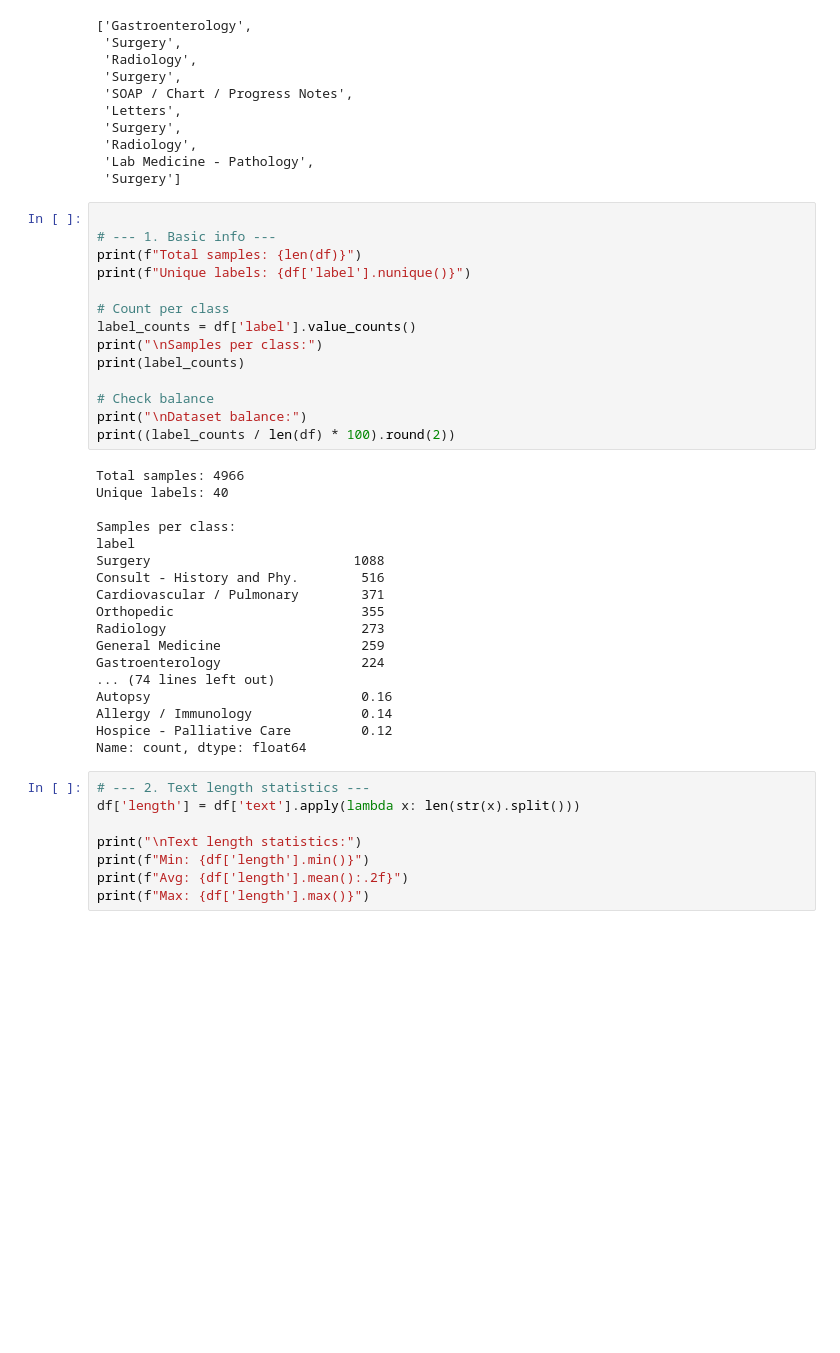
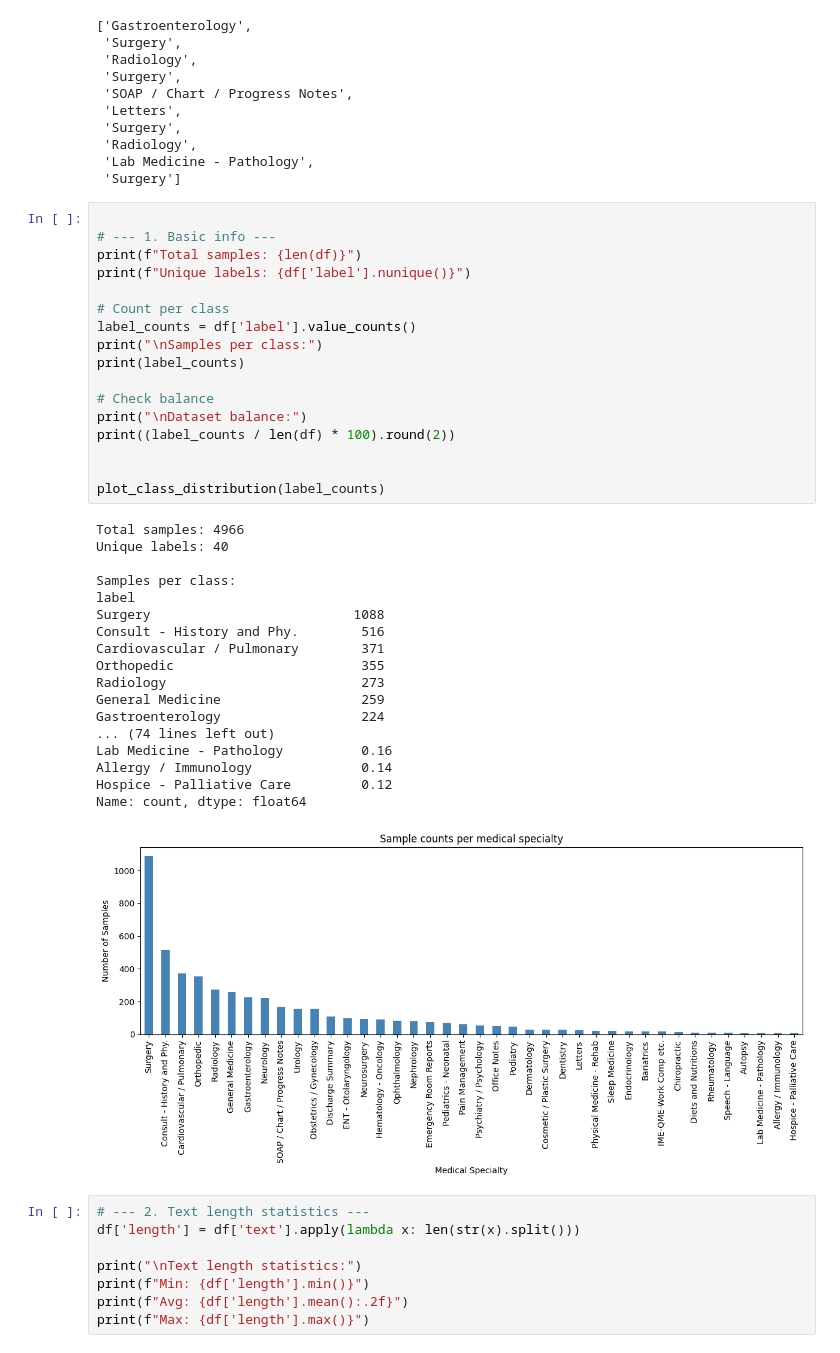
Before and after one commit to CarlaMalo/MedNLP-Multitask, a Jupyter notebook: Task_1.ipynb, the cells around one changed output. Saved outputs shown, nothing was run; the diff lists cells and outputs as text; blank space fills up the shorter version.

```diff
--- a/Task_1.ipynb
+++ b/Task_1.ipynb
@@ -149,34 +154,38 @@ df['label'].head(10).tolist()
 
 # --- 1. Basic info ---
 print(f"Total samples: {len(df)}")
 print(f"Unique labels: {df['label'].nunique()}")
 
 # Count per class
 label_counts = df['label'].value_counts()
 print("\nSamples per class:")
 print(label_counts)
 
 # Check balance
 print("\nDataset balance:")
 print((label_counts / len(df) * 100).round(2))
+
+
+plot_class_distribution(label_counts)
 # %% [output]
 Total samples: 4966
 Unique labels: 40
 
 Samples per class:
 label
 Surgery                          1088
 Consult - History and Phy.        516
 Cardiovascular / Pulmonary        371
 Orthopedic                        355
 Radiology                         273
 General Medicine                  259
 Gastroenterology                  224
 ... (74 lines left out)
-Autopsy                           0.16
+Lab Medicine - Pathology          0.16
 Allergy / Immunology              0.14
 Hospice - Palliative Care         0.12
 Name: count, dtype: float64
+[figure, added]
 # %%
 # --- 2. Text length statistics ---
 df['length'] = df['text'].apply(lambda x: len(str(x).split()))
```
Also changed, not shown: parts of 17 cells of this notebook.
